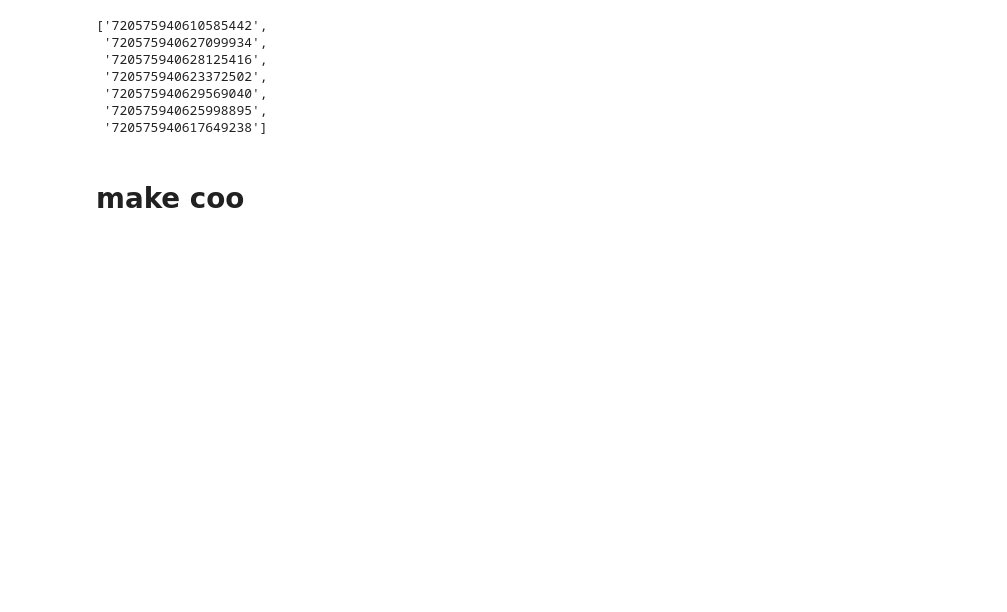
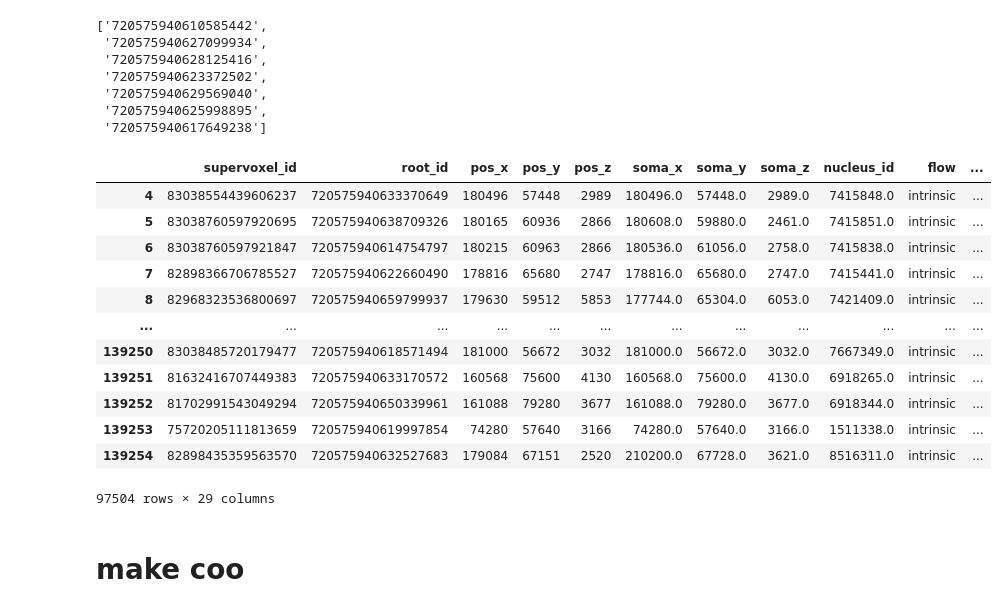
Before and after one commit to YijieYin/connectome_data_prep, a Jupyter notebook: adult_prepare_connectome_optic_right.ipynb, the cells around one changed output. Saved outputs shown, nothing was run; the diff lists cells and outputs as text; code cells hidden in the pictures; blank space fills up the shorter version.

```diff
--- a/adult_prepare_connectome_optic_right.ipynb
+++ b/adult_prepare_connectome_optic_right.ipynb
@@ -231,6 +248,24 @@ len(types_with_equal_top_nt_counts)
  '720575940629569040',
  '720575940625998895',
  '720575940617649238']
+# %%
+# update the top_nt column to be consistent within each type
+optic.loc[:,['top_nt']] = optic.combined_type.map(type_nt)
+optic
+# %% [output]
+|  | supervoxel_id | root_id | pos_x | pos_y | pos_z | soma_x | soma_y | soma_z | nucleus_id | flow | ... |
+| 4 | 83038554439606237 | 720575940633370649 | 180496 | 57448 | 2989 | 180496.0 | 57448.0 | 2989.0 | 7415848.0 | intrinsic | ... |
+| 5 | 83038760597920695 | 720575940638709326 | 180165 | 60936 | 2866 | 180608.0 | 59880.0 | 2461.0 | 7415851.0 | intrinsic | ... |
+| 6 | 83038760597921847 | 720575940614754797 | 180215 | 60963 | 2866 | 180536.0 | 61056.0 | 2758.0 | 7415838.0 | intrinsic | ... |
+| 7 | 82898366706785527 | 720575940622660490 | 178816 | 65680 | 2747 | 178816.0 | 65680.0 | 2747.0 | 7415441.0 | intrinsic | ... |
+| 8 | 82968323536800697 | 720575940659799937 | 179630 | 59512 | 5853 | 177744.0 | 65304.0 | 6053.0 | 7421409.0 | intrinsic | ... |
+| ... | ... | ... | ... | ... | ... | ... | ... | ... | ... | ... | ... |
+| 139250 | 83038485720179477 | 720575940618571494 | 181000 | 56672 | 3032 | 181000.0 | 56672.0 | 3032.0 | 7667349.0 | intrinsic | ... |
+| 139251 | 81632416707449383 | 720575940633170572 | 160568 | 75600 | 4130 | 160568.0 | 75600.0 | 4130.0 | 6918265.0 | intrinsic | ... |
+| 139252 | 81702991543049294 | 720575940650339961 | 161088 | 79280 | 3677 | 161088.0 | 79280.0 | 3677.0 | 6918344.0 | intrinsic | ... |
+| 139253 | 75720205111813659 | 720575940619997854 | 74280 | 57640 | 3166 | 74280.0 | 57640.0 | 3166.0 | 1511338.0 | intrinsic | ... |
+| 139254 | 82898435359563570 | 720575940632527683 | 179084 | 67151 | 2520 | 210200.0 | 67728.0 | 3621.0 | 8516311.0 | intrinsic | ... |
+97504 rows × 29 columns
 # %%
 # for now regarding everything (ACh, Glu, GABA, Dopamine, Serotonine, ??) except for Glu and GABA to be excitatory
 # first make a dictionary
```
Also changed, not shown: parts of 15 cells of this notebook.
